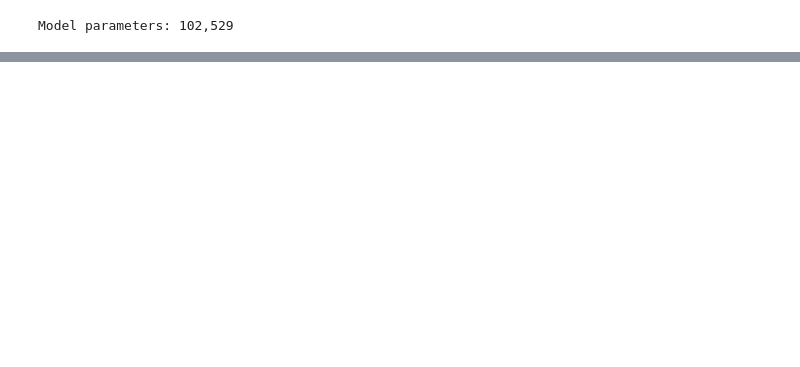
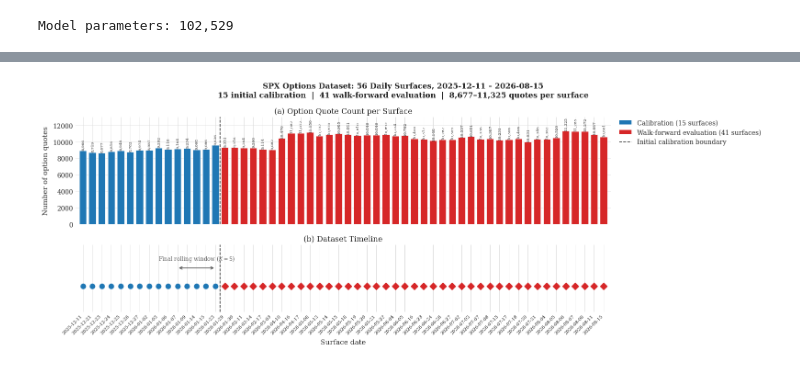
Before and after one commit to aniketnighot/conformal-prediction-thesis, a Jupyter notebook: volatility_smoothing/conformal/notebooks/conformal_prediction.ipynb, the cells around one changed output, grey strips where cells are left out. Drawn from its saved outputs; the diff is of its cells as text; code cells hidden in the pictures; blank space fills up the shorter version.

```diff
--- a/volatility_smoothing/conformal/notebooks/conformal_prediction.ipynb
+++ b/volatility_smoothing/conformal/notebooks/conformal_prediction.ipynb
@@ -256,0 +699,92 @@ Calibrating on 15 surfaces (K=5)...
+# %%
+# Dataset overview: initial calibration and walk-forward evaluation
+plt.rcParams.update({
+    'font.family': 'serif',
+    'axes.titlesize': 12,
+    'axes.labelsize': 11,
+    'xtick.labelsize': 9,
+    'ytick.labelsize': 10,
+    'legend.fontsize': 10,
+    'figure.facecolor': 'white',
+    'axes.facecolor': 'white',
+    'axes.edgecolor': '#333333',
+    'axes.grid': True,
+    'grid.color': '#dddddd',
+    'grid.linewidth': 0.6,
+})
+
+CAL_COLOR  = '#1f77b4'
+TEST_COLOR = '#d62728'
+
+n_options_per_surface = []
+for idx in range(n_surfaces):
+    dl = DataLoader([gno_dataset[idx]], batch_size=1, collate_fn=dev_loss.collate_fn)
+    for d, _, _ in dl:
+        n_options_per_surface.append(int(d['implied_volatility'].numel()))
+        break
+
+surf_indices = list(range(n_surfaces))
+surf_dates   = [str(dates[i])[:10] for i in surf_indices]
+colors       = [CAL_COLOR if i in cal_idx else TEST_COLOR for i in surf_indices]
+
+fig, axes = plt.subplots(2, 1, figsize=(16, 6), sharex=True,
+                          gridspec_kw={'height_ratios': [1.6, 1]})
+
+ax = axes[0]
+bars = ax.bar(surf_indices, n_options_per_surface, color=colors, edgecolor='white',
+              linewidth=0.5, width=0.75)
+ax.axvline(TRAIN_SIZE - 0.5, color='#333333', linestyle='--', linewidth=1.2)
+ax.set_ylabel('Number of option quotes', labelpad=6)
+ax.set_title('(a) Option Quote Count per Surface')
+ax.set_ylim(0, max(n_options_per_surface) * 1.15)
+for bar, n in zip(bars, n_options_per_surface):
+    ax.text(bar.get_x() + bar.get_width() / 2, bar.get_height() + 50,
+            f'{n:,}', ha='center', va='bottom', fontsize=6, rotation=90, color='#333333')
+from matplotlib.patches import Patch
+legend_elements = [
+    Patch(facecolor=CAL_COLOR, label=f'Calibration ({len(cal_idx)} surfaces)'),
+    Patch(facecolor=TEST_COLOR, label=f'Walk-forward evaluation ({len(test_idx)} surfaces)'),
+    plt.Line2D([0], [0], color='#333333', linestyle='--', linewidth=1.2, label='Initial calibration boundary'),
+]
+ax.legend(handles=legend_elements, framealpha=0.9, edgecolor='#aaaaaa',
+          loc='upper left', bbox_to_anchor=(1.01, 1), borderaxespad=0)
+
+ax = axes[1]
+cal_x = [i for i in surf_indices if i in cal_idx]
+test_x = [i for i in surf_indices if i in test_idx]
+ax.scatter(cal_x,  [1] * len(cal_x),  color=CAL_COLOR,  s=60, zorder=3)
+ax.scatter(test_x, [1] * len(test_x), color=TEST_COLOR, s=60, marker='D', zorder=3)
+ax.axvline(TRAIN_SIZE - 0.5, color='#333333', linestyle='--', linewidth=1.2)
+
+window_start = TRAIN_SIZE - WINDOW_SIZE
+ax.annotate('', xy=(TRAIN_SIZE - 1, 1.35), xytext=(window_start, 1.35),
+            arrowprops=dict(arrowstyle='<->', color='#555555', lw=1.2))
+ax.text((window_start + TRAIN_SIZE - 1) / 2, 1.45,
+        f'Final rolling window ($K={WINDOW_SIZE}$)',
+        ha='center', va='bottom', fontsize=8.5, color='#555555')
+
+ax.set_xticks(surf_indices)
+ax.set_xticklabels(surf_dates, rotation=45, ha='right', fontsize=7)
+ax.set_yticks([])
+ax.set_xlim(-0.8, n_surfaces - 0.2)
+ax.set_ylim(0.5, 1.8)
+ax.set_xlabel('Surface date', labelpad=6)
+ax.set_title('(b) Dataset Timeline')
+
+date_start = str(dates[0])[:10]
+date_end   = str(dates[-1])[:10]
+fig.suptitle(
+    f'SPX Options Dataset: {n_surfaces} Daily Surfaces, {date_start} – {date_end}\n'
+    f'{len(cal_idx)} initial calibration  |  {len(test_idx)} walk-forward evaluation  |  '
+    f'{min(n_options_per_surface):,}–{max(n_options_per_surface):,} quotes per surface',
+    fontsize=12, fontweight='bold'
+)
+plt.tight_layout()
+plt.savefig('../../../thesis_latex/Figures/fig_dataset_overview.png',
+            dpi=150, bbox_inches='tight', facecolor='white')
+plt.show()
+print(f"Saved: fig_dataset_overview.png")
+print(f"Options per surface: minimum {min(n_options_per_surface):,}, maximum {max(n_options_per_surface):,}, "
+      f"mean {int(sum(n_options_per_surface)/len(n_options_per_surface)):,}")
+# %% [output]
+[figure, added]
```
Also changed, not shown: parts of 38 cells of this notebook, 2 other files.
